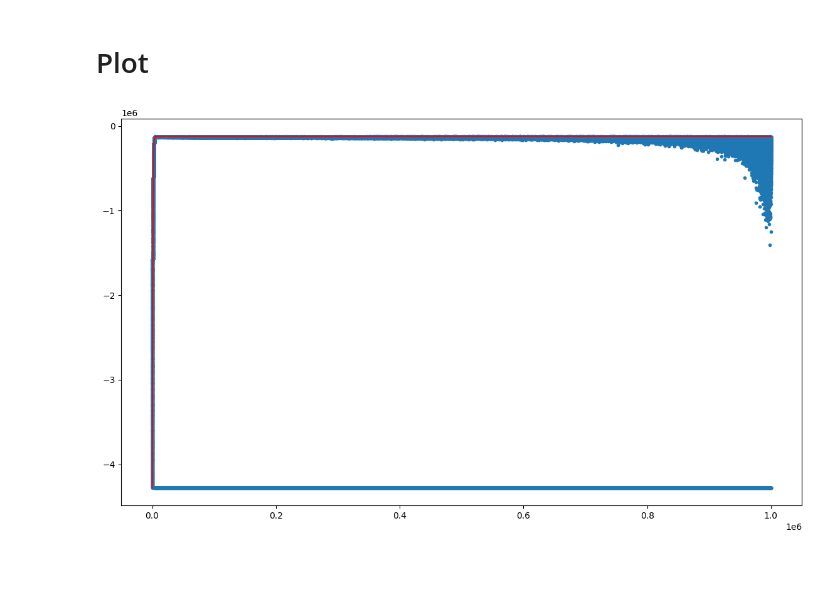
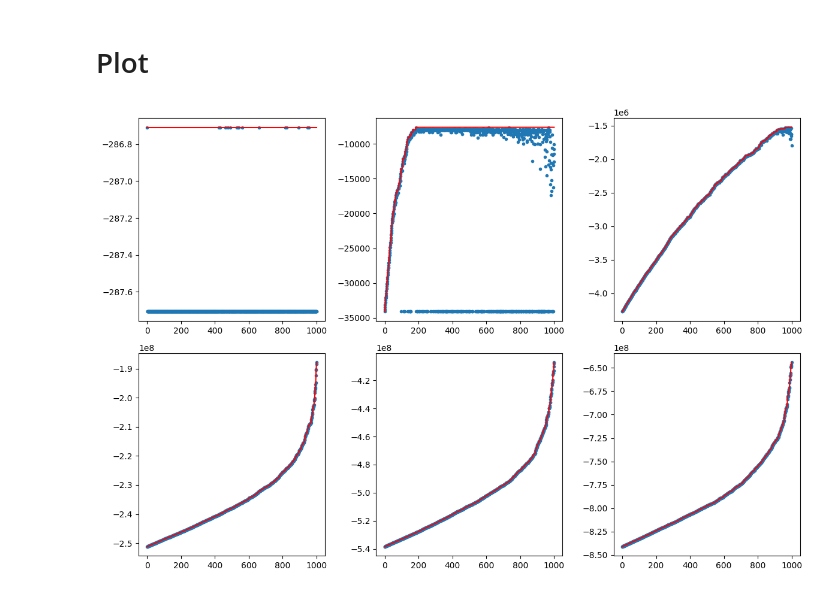
Before and after one commit to Davidefassio/CI2024_lab1, a Jupyter notebook: set_cover.ipynb, the cells around one changed output. Saved outputs shown, nothing was run; the diff lists cells and outputs as text; code cells hidden in the pictures; blank space fills up the shorter version.

Commit message:
solution for all istances

```diff
--- a/set_cover.ipynb
+++ b/set_cover.ipynb
@@ -21,10 +40,13 @@ rng = np.random.Generator(np.random.PCG64([UNIVERSE_SIZE, NUM_SETS, int(10000 *
 # %%
-# DON'T EDIT THESE LINES!
-SETS = np.random.random((NUM_SETS, UNIVERSE_SIZE)) < DENSITY
-for s in range(UNIVERSE_SIZE):
-    if not np.any(SETS[:, s]):
-        SETS[np.random.randint(NUM_SETS), s] = True
-COSTS = np.pow(SETS.sum(axis=1), 1.1)
+
+def createProblem(prob_param):
+    """Create a problem given the specifications"""
+    SETS = np.random.random((prob_param.num_sets, prob_param.universe_size)) < prob_param.density
+    for s in range(prob_param.universe_size):
+        if not np.any(SETS[:, s]):
+            SETS[np.random.randint(prob_param.num_sets), s] = True
+    COSTS = np.pow(SETS.sum(axis=1), 1.1)
+    return Problem(SETS, COSTS)
 # %% [markdown]
 ## Helper Functions
 # %%
@@ -51,24 +73,23 @@ def evaluate(solution):
 # Tweak functions
 # %%
 def tweak_prob(solution):
-    # One or more tweaks
+    """ One or more tweaks """
     new_solution = solution.copy()
     index = None
     while index is None or np.random.random() < 0.5:
-        index = np.random.randint(0, NUM_SETS)
+        index = np.random.randint(0, len(solution))
         new_solution[index] = not new_solution[index]
     return new_solution
 
 
-# (-118318.63900521302) @ 860536/1000000
 def tweak_perc(solution, perc, max_perc=0.99):
-    # More tweaks later in the climb
-    if perc > max_perc:  # Clip it
+    """ More tweaks later in the climb """
+    if perc > max_perc:  # Clip it to avoid explosions
         perc = max_perc
     new_solution = solution.copy()
     index = None
     while index is None or np.random.random() < (perc ** 2):
-        index = np.random.randint(0, NUM_SETS)
+        index = np.random.randint(0, len(solution))
         new_solution[index] = not new_solution[index]
     return new_solution
 # %% [markdown]
@@ -93,13 +138,18 @@ ic| history.index(evaluate(solution)): 805911
 # %% [markdown]
 # Plot
 # %%
-plt.figure(figsize=(14, 8))
-plt.plot(
-    range(len(history)),
-    list(accumulate(history, max)),
-    color="red",
-)
-plt.scatter(range(len(history)), history, marker=".")
+fig, axs = plt.subplots(2, 3, figsize=(12, 8))
+axs = axs.flatten()
+
+for a, h in zip(axs, history):
+    a.plot(
+        range(len(h)),
+        list(accumulate(h, max)),
+        color="red",
+    )
+    a.scatter(range(len(h)), h, marker=".")
+
+plt.tight_layout()
 plt.show()
 # %% [output]
-[figure, old version]
+[figure, new version]
```
Also changed, not shown: parts of 7 cells of this notebook.
